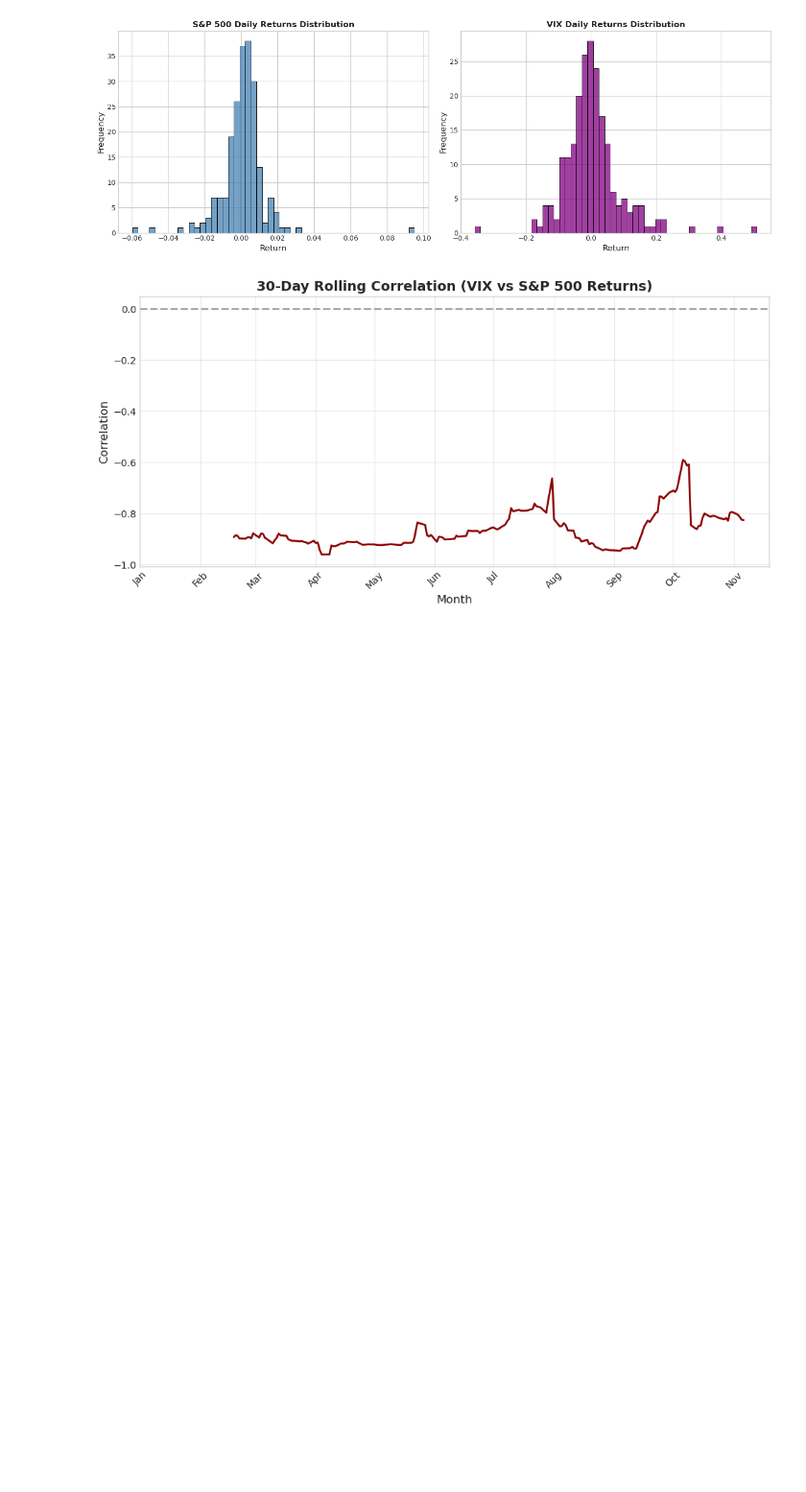
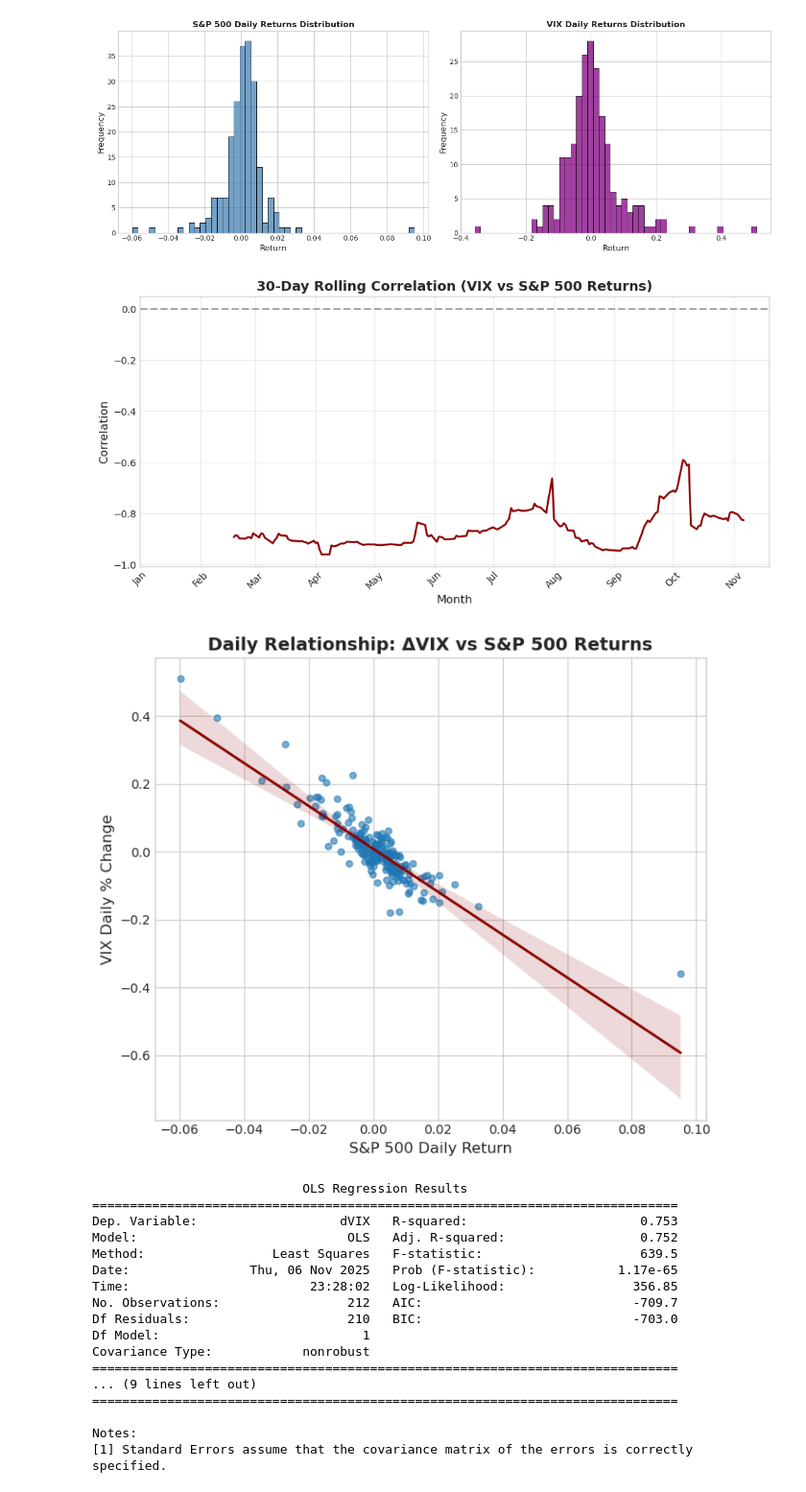
Before and after one commit to ahmer-cpu/vix-project, a Jupyter notebook: notebooks/02_visualization.ipynb, the cells around one changed output. Shown at 96% size. Drawn from its saved outputs; the diff is of its cells as text; code cells hidden in the pictures; blank space fills up the shorter version.

Commit message:
Add final data visualization notebook and figures

```diff
--- a/notebooks/02_visualization.ipynb
+++ b/notebooks/02_visualization.ipynb
@@ -166,3 +166,57 @@ plt.savefig("../reports/figures/rolling_corr.png", dpi=300, bbox_inches="tight")
 plt.show()
 # %% [output]
 [figure]
+# %%
+import statsmodels.api as sm
+
+# Compute daily % changes
+vix_df["dVIX"] = vix_df["Close"].pct_change()
+spx_df["dSPX"] = spx_df["Adj Close"].pct_change()
+
+# Merge and drop NaN rows
+merged_reg = pd.merge(
+    vix_df[["Date", "dVIX"]],
+    spx_df[["Date", "dSPX"]],
+    on="Date", how="inner"
+).dropna()
+
+# Scatter plot + regression line
+plt.figure(figsize=(7,6))
+sns.regplot(
+    data=merged_reg,
+    x="dSPX", y="dVIX",
+    scatter_kws={"alpha":0.6, "s":25},
+    line_kws={"color":"darkred", "lw":2}
+)
+plt.title("Daily Relationship: ΔVIX vs S&P 500 Returns", fontsize=14, weight="bold")
+plt.xlabel("S&P 500 Daily Return")
+plt.ylabel("VIX Daily % Change")
+plt.tight_layout()
+
+plt.savefig("../reports/figures/vix_spx_regression.png", dpi=300, bbox_inches="tight")
+plt.show()
+
+# Run OLS regression
+X = sm.add_constant(merged_reg["dSPX"])   # add intercept
+y = merged_reg["dVIX"]
+model = sm.OLS(y, X).fit()
+print(model.summary())
+# %% [output]
+[figure, added]
+                            OLS Regression Results
+==============================================================================
+Dep. Variable:                   dVIX   R-squared:                       0.753
+Model:                            OLS   Adj. R-squared:                  0.752
+Method:                 Least Squares   F-statistic:                     639.5
+Date:                Thu, 06 Nov 2025   Prob (F-statistic):           1.17e-65
+Time:                        23:28:02   Log-Likelihood:                 356.85
+No. Observations:                 212   AIC:                            -709.7
+Df Residuals:                     210   BIC:                            -703.0
+Df Model:                           1
+Covariance Type:            nonrobust
+==============================================================================
+... (9 lines left out)
+==============================================================================
+
+Notes:
+[1] Standard Errors assume that the covariance matrix of the errors is correctly specified.
```
Also changed, not shown: parts of 5 cells of this notebook, 1 other file.
